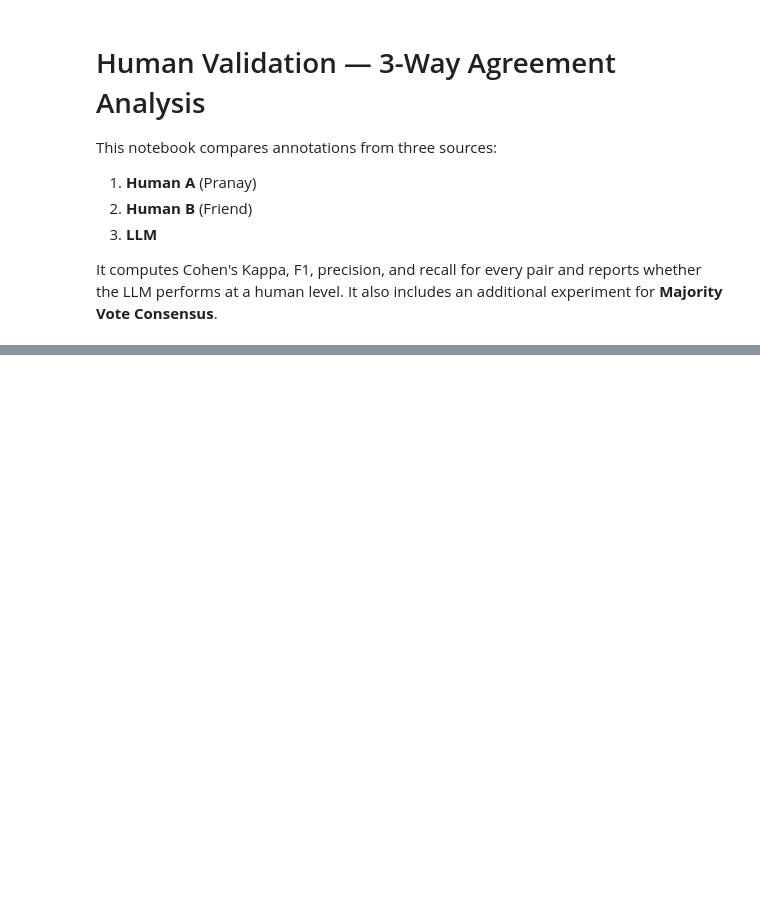
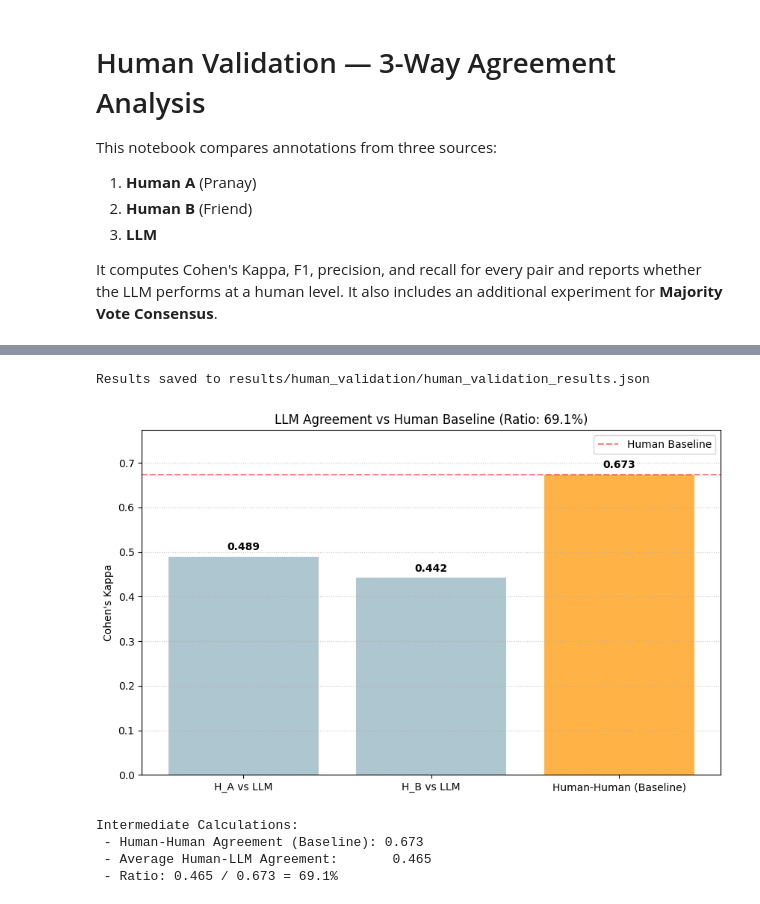
Before and after one commit to Pranay0205/kintsugi, a Jupyter notebook: experiments/human_validation_analysis.ipynb, the cells around one changed output, grey strips where cells are left out. Drawn from its saved outputs; the diff is of its cells as text; code cells hidden in the pictures; blank space fills up the shorter version.

```diff
--- a/experiments/human_validation_analysis.ipynb
+++ b/experiments/human_validation_analysis.ipynb
@@ -307,13 +373,55 @@ output = {
         'human_a_vs_llm': {
             'kappa': r_al['kappa'], 'f1': r_al['f1'],
             'precision': r_al['precision'], 'recall': r_al['recall']
+        },
+        'human_b_vs_llm': {
+            'kappa': r_bl['kappa'], 'f1': r_bl['f1'],
+            'precision': r_bl['precision'], 'recall': r_bl['recall']
         }
     },
     'llm_vs_human_ratio': ratio,
 }
 
-# Save to the new results directory
-output_path = '../results/human_validation/human_validation_results.json'
+# Save to the results directory relative to workspace root
+output_path = 'results/human_validation/human_validation_results.json'
 with open(output_path, 'w') as f:
     json.dump(output, f, indent=2)
 print(f"\nResults saved to {output_path}")
+# %% [output]
+Results saved to results/human_validation/human_validation_results.json
+# %%
+# Visualization: LLM vs Human Baseline
+plt.figure(figsize=(10, 6))
+
+labels = [f'H_A vs LLM', f'H_B vs LLM', 'Human-Human (Baseline)']
+kappas = [r_al['kappa'], r_bl['kappa'], r_ab['kappa']]
+colors = ['#aec6cf', '#aec6cf', '#ffb347'] # Blue for LLM pairs, Orange for Baseline
+
+bars = plt.bar(labels, kappas, color=colors)
+
+# Add dashed line for human baseline
+plt.axhline(y=human_kappa, color='r', linestyle='--', alpha=0.5, label='Human Baseline')
+
+# Add text labels on bars
+for bar in bars:
+    height = bar.get_height()
+    plt.text(bar.get_x() + bar.get_width()/2., height + 0.01,
+             f'{height:.3f}', ha='center', va='bottom', fontweight='bold')
+
+plt.title(f"LLM Agreement vs Human Baseline (Ratio: {ratio*100:.1f}%)")
+plt.ylabel("Cohen's Kappa")
+plt.ylim(0, max(kappas) + 0.1)
+plt.grid(axis='y', linestyle=':', alpha=0.7)
+plt.legend()
+plt.show()
+
+print(f"Intermediate Calculations:")
+print(f" - Human-Human Agreement (Baseline): {human_kappa:.3f}")
+print(f" - Average Human-LLM Agreement:       {llm_kappa_avg:.3f}")
+print(f" - Ratio: {llm_kappa_avg:.3f} / {human_kappa:.3f} = {ratio*100:.1f}%")
+# %% [output]
+[figure, added]
+Intermediate Calculations:
+ - Human-Human Agreement (Baseline): 0.673
+ - Average Human-LLM Agreement:       0.465
+ - Ratio: 0.465 / 0.673 = 69.1%
```
Also changed, not shown: parts of 5 cells of this notebook, 11 other files.
